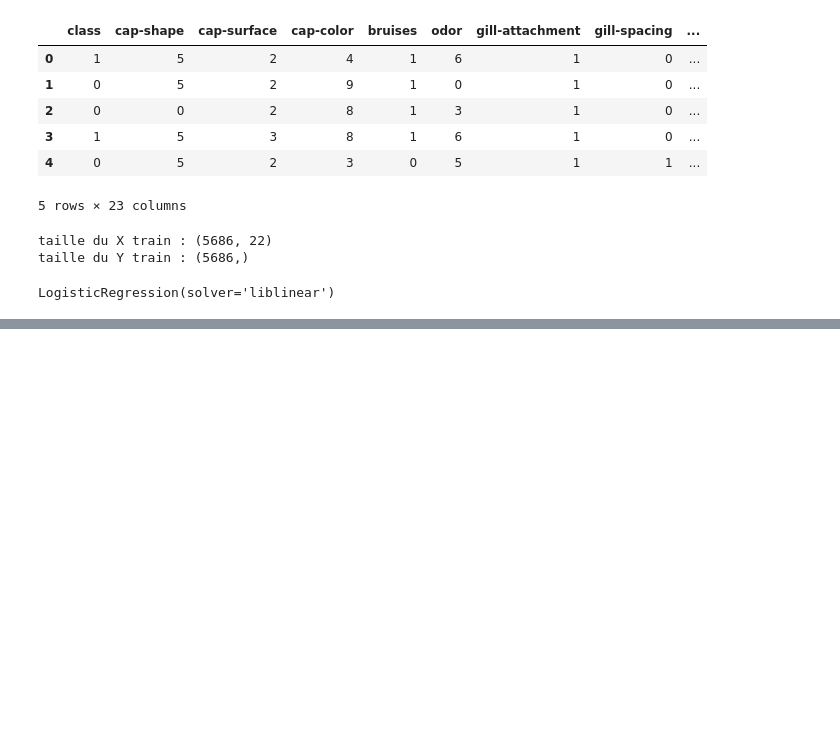
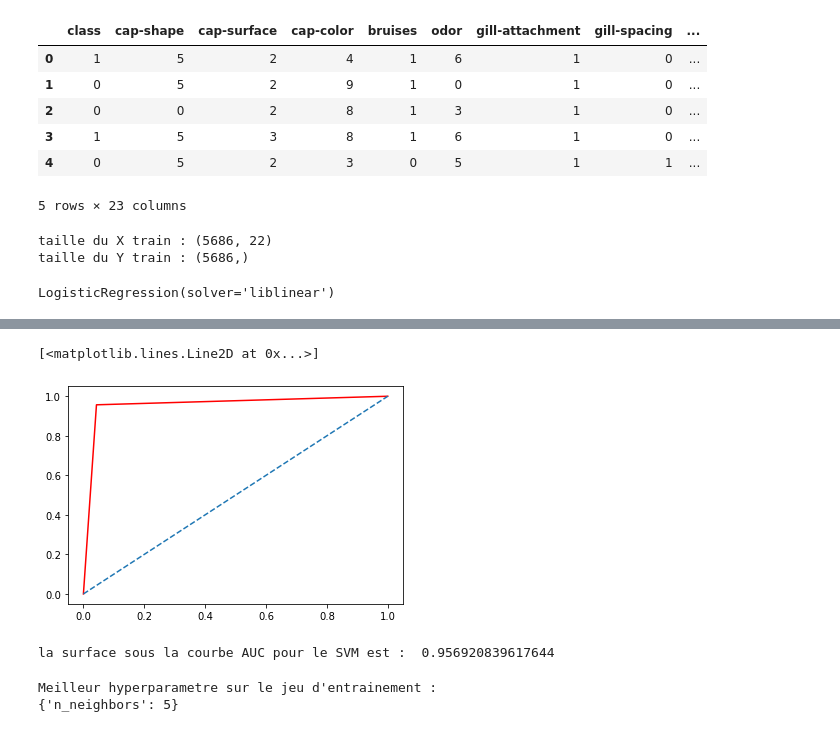
Before and after one commit to berrezougAbdelhak/Logistique-Regression-and-SVM, a Jupyter notebook: Logistique-Regression-and-SVM.ipynb, the cells around one changed output, grey strips where cells are left out. Cells and saved outputs as stored; diff of their text form; code cells hidden in the pictures; blank space fills up the shorter version.

```diff
--- a/Logistique-Regression-and-SVM.ipynb
+++ b/Logistique-Regression-and-SVM.ipynb
@@ -72,0 +164,30 @@ array([2.63442105e-05, 9.99973656e-01])
+# %%
+plt.plot(fpr,tpr,color="red")
+plt.plot([0,1],[0,1],linestyle='--')
+# %% [output]
+[<matplotlib.lines.Line2D at 0x...>]
+[figure, added]
+# %%
+print("la surface sous la courbe AUC pour le SVM est : " ,metrics.auc(fpr,tpr))
+# %% [output]
+la surface sous la courbe AUC pour le SVM est :  0.956920839617644
+# %%
+from sklearn import neighbors
+param_grid={"n_neighbors":[3,5,7,9,11,13,15]}
+
+score="accuracy"
+
+clf=GridSearchCV(
+    neighbors.KNeighborsClassifier(),
+    param_grid,
+    cv=5,
+    scoring=score
+    )
+
+clf.fit(X_train,y_train)
+
+print("Meilleur hyperparametre sur le jeu d'entrainement : ")
+print(clf.best_params_)
+# %% [output]
+Meilleur hyperparametre sur le jeu d'entrainement :
+{'n_neighbors': 5}
```
Also changed, not shown: parts of 18 cells of this notebook.
